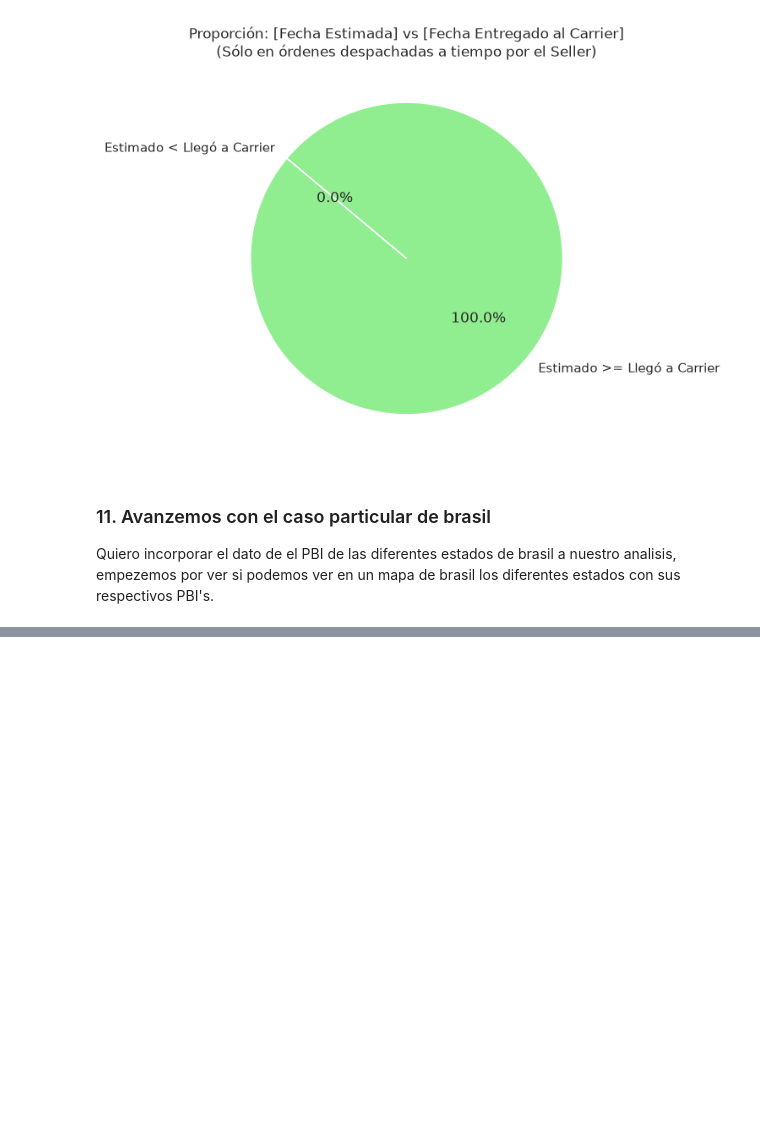
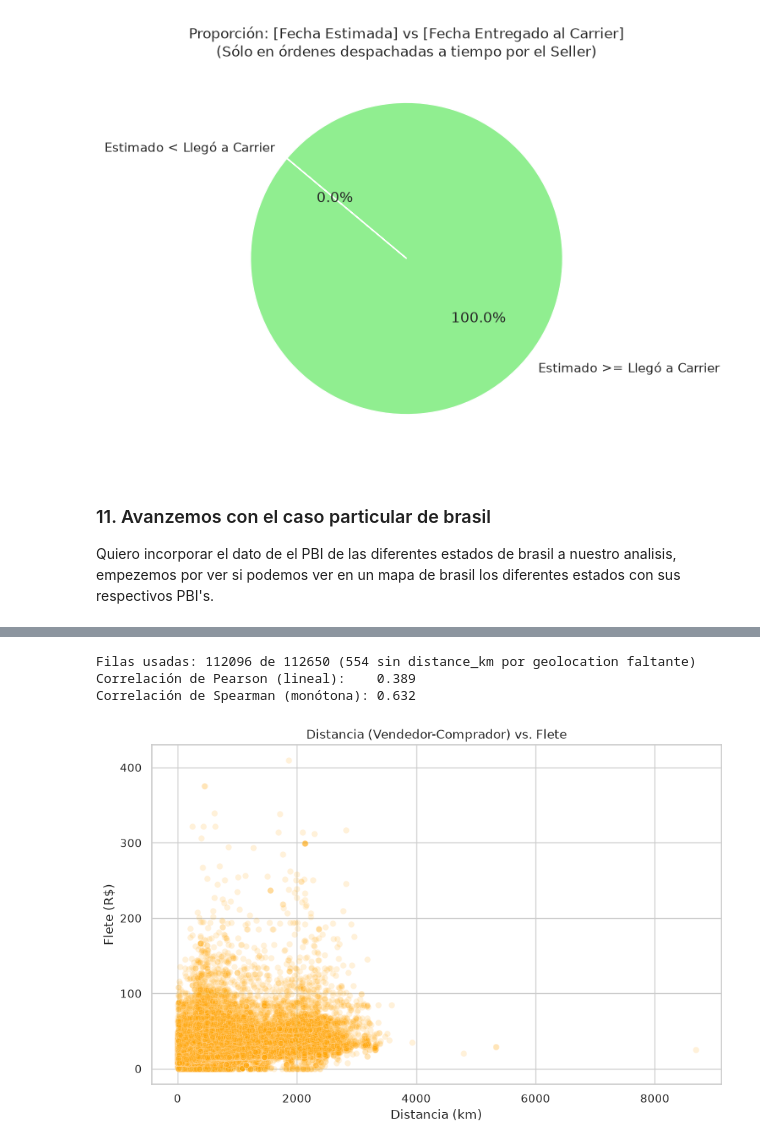
Before and after one commit to LeandroLocurcio/analisis-olist, a Jupyter notebook: notebooks/EDA_1.ipynb, the cells around one changed output, grey strips where cells are left out. Drawn from its saved outputs; the diff is of its cells as text; code cells hidden in the pictures; blank space fills up the shorter version.

```diff
--- a/notebooks/EDA_1.ipynb
+++ b/notebooks/EDA_1.ipynb
@@ -711,0 +716,23 @@ except Exception as e:
+# %%
+dist_freight = order_items_full[['distance_km', 'freight_value']].dropna()
+
+corr_pearson = dist_freight['distance_km'].corr(dist_freight['freight_value'])
+corr_spearman = dist_freight['distance_km'].corr(dist_freight['freight_value'], method='spearman')
+
+n_sin_distancia = order_items_full['distance_km'].isna().sum()
+print(f"Filas usadas: {len(dist_freight)} de {len(order_items_full)} "
+      f"({n_sin_distancia} sin distance_km por geolocation faltante)")
+print(f"Correlación de Pearson (lineal):    {corr_pearson:.3f}")
+print(f"Correlación de Spearman (monótona): {corr_spearman:.3f}")
+
+plt.figure(figsize=(10, 6))
+sns.scatterplot(data=dist_freight, x='distance_km', y='freight_value', alpha=0.15, color='orange')
+plt.title('Distancia (Vendedor-Comprador) vs. Flete')
+plt.xlabel('Distancia (km)')
+plt.ylabel('Flete (R$)')
+plt.show()
+# %% [output]
+Filas usadas: 112096 de 112650 (554 sin distance_km por geolocation faltante)
+Correlación de Pearson (lineal):    0.389
+Correlación de Spearman (monótona): 0.632
+[figure, added]
```
Also changed, not shown: parts of 5 cells of this notebook.
